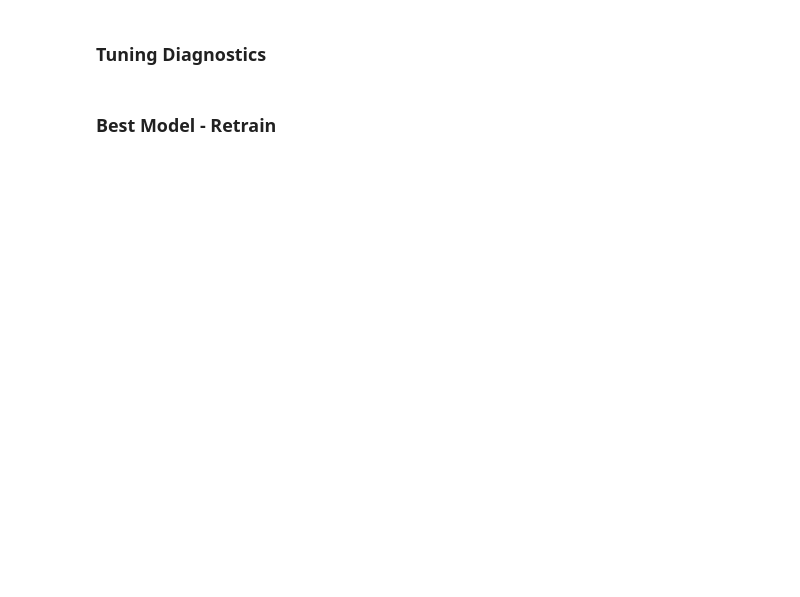
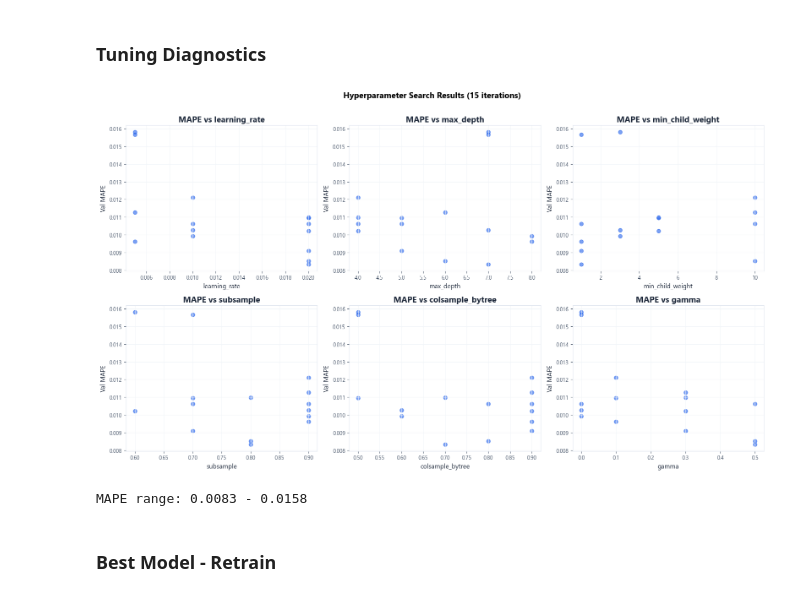
Before and after one commit to lenamonj/the-power-hour, a Jupyter notebook: the_power_hour.ipynb, the cells around one changed output. Saved outputs shown, nothing was run; the diff lists cells and outputs as text; code cells hidden in the pictures; blank space fills up the shorter version.

Commit message:
feat: notebook with executed outputs (MAPE 0.84%, RMSE 360 MW)

```diff
--- a/the_power_hour.ipynb
+++ b/the_power_hour.ipynb
@@ -300,7 +360,7 @@ param_grid = {
 
 INT_PARAMS = {"max_depth", "min_child_weight"}
 
-n_iter = 30
+n_iter = 15
 sampled_params = list(ParameterSampler(param_grid, n_iter=n_iter, random_state=42))
 
 results = []
@@ -308,7 +368,7 @@ for i, params in enumerate(sampled_params):
     params = {k: int(v) if k in INT_PARAMS else v for k, v in params.items()}
 
     model_i = xgb.XGBRegressor(
-        n_estimators=3000,
+        n_estimators=1500,
         eval_metric="mape",
         early_stopping_rounds=50,
         random_state=42,
@@ -341,18 +411,21 @@ print(tuning_df.head()[["val_mape", "val_rmse", "best_iteration",
 # %%
 fig, axes = plt.subplots(2, 3, figsize=(16, 9))
 
 for ax, param in zip(axes.flatten(), ["learning_rate", "max_depth", "min_child_weight",
                                        "subsample", "colsample_bytree", "gamma"]):
     ax.scatter(tuning_df[param], tuning_df["val_mape"], alpha=0.6, s=40, color=C["accent"])
     ax.set_xlabel(param)
     ax.set_ylabel("Val MAPE")
     ax.set_title(f"MAPE vs {param}")
 
-plt.suptitle("Hyperparameter Search Results (30 iterations)", fontsize=14, fontweight="bold", y=1.01)
+plt.suptitle("Hyperparameter Search Results (15 iterations)", fontsize=14, fontweight="bold", y=1.01)
 plt.tight_layout()
 plt.show()
 
 print(f"\nMAPE range: {tuning_df['val_mape'].min():.4f} - {tuning_df['val_mape'].max():.4f}")
+# %% [output]
+[figure, added]
+MAPE range: 0.0083 - 0.0158
 # %% [markdown]
 ### Best Model - Retrain
 # %%
```
Also changed, not shown: parts of 25 cells of this notebook.
